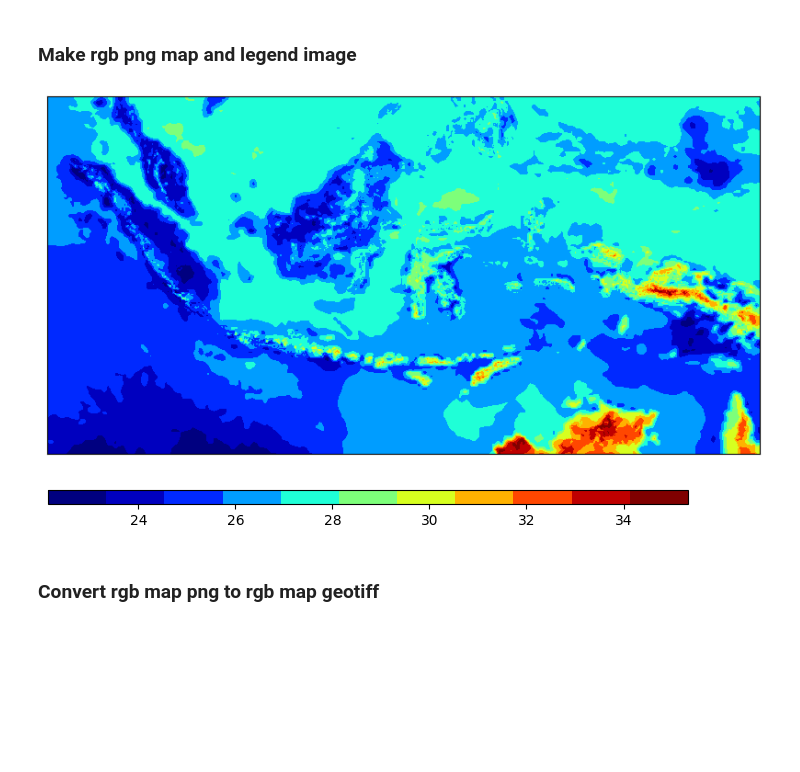
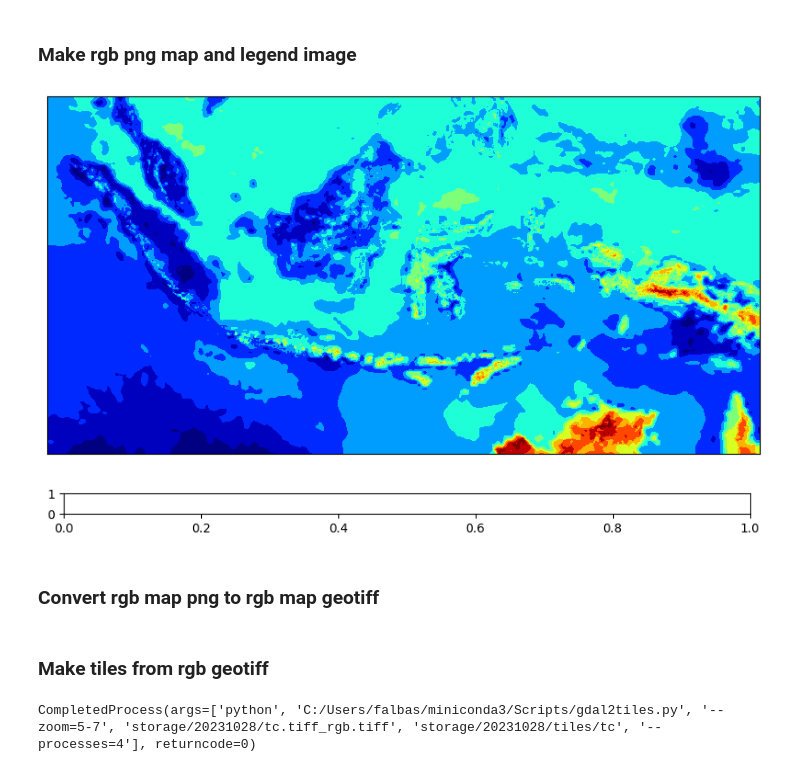
Before and after one commit to falbas/NCHelper, a Jupyter notebook: g.ipynb, the cells around one changed output. Cells and saved outputs as stored; diff of their text form; code cells hidden in the pictures; blank space fills up the shorter version.

```diff
--- a/g.ipynb
+++ b/g.ipynb
@@ -32,14 +32,16 @@ rh = ds['rh']
 # %% [markdown]
 ### Make U and V wind component ascii grid
 # %%
-ncols = ds.dims.get('lon')
-nrows = ds.dims.get('lat')
+# ncols = ds.dims.get('lon')
+# nrows = ds.dims.get('lat')
+ncols = len(lon.values)
+nrows = len(lat.values)
 xllcorner = lon[0].values
 yllcorner = lat[-1].values
 cellsize = abs(lat[0].values-lat[1].values)
 NODATA_value = -9999
 u_grid = u[0][0].values
-v_grid = u[0][0].values
+v_grid = v[0][0].values
 # %%
 with open(f'{dir_path}/U.asc', 'w') as file:
     file.write(f'ncols {ncols}\n')
@@ -100,37 +102,39 @@ tc_tiff_raster = rasterio.open(tc_tiff)
 data = tc_tiff_raster.read(1)  # Change the band number as needed
 data = np.flip(data, axis=0)
 # cmap = plt.get_cmap("turbo")  # You can change the colormap as needed
 
 # Create a figure and axis for the plot
 fig, ax = plt.subplots(figsize=(10, 8))
 
 # Display the GeoTIFF image
 img = ax.imshow(data, cmap=cmap)
 
 # Remove the x and y tick labels
 ax.set_xticks([])
 ax.set_yticks([])
 
 # Save the geotiff as a PNG image
 fig.savefig(f"{tc_tiff}.png", dpi=300, bbox_inches="tight", transparent=True, pad_inches=-0.1)
 
 # Create a separate figure for the colorbar
-colorbar_fig = plt.figure()
-colorbar_ax = colorbar_fig.add_subplot([0, 0, 1, 0.03])
+# colorbar_fig = plt.figure()
+# colorbar_ax = colorbar_fig.add_subplot([0, 0, 1, 0.03])
+
+colorbar_fig, colorbar_ax = plt.subplots(figsize=(10, 0.3))
 
 # Add the colorbar to the separate figure
-colorbar = fig.colorbar(img, cax=colorbar_ax, orientation="horizontal")
+colorbar = colorbar_fig.colorbar(img, cax=colorbar_ax, orientation="horizontal")
 # for ticklabel in colorbar.ax.get_xticklabels():
 #     ticklabel.set_color("white")
 
 # Save the colorbar as a PNG image
 colorbar_fig.savefig(f"{tc_tiff}_colorbar.png", dpi=300, bbox_inches="tight", transparent=True)
 
 # Show the plot
 plt.show()
 # %% [output]
 [figure]
-[figure, old version]
+[figure, new version]
 # %% [markdown]
 ### Convert rgb map png to rgb map geotiff
 # %%
@@ -158,3 +162,9 @@ with rasterio.open(
     dst.write(data, indexes=bands)
 
 dataset.close()
+# %% [markdown]
+### Make tiles from rgb geotiff
+# %%
+subprocess.run(["python", "C:/Users/falbas/miniconda3/Scripts/gdal2tiles.py", "--zoom=5-7", f"{tc_tiff}_rgb.tiff", f"{dir_path}/tiles/tc" ,"--processes=4"])
+# %% [output]
+CompletedProcess(args=['python', 'C:/Users/falbas/miniconda3/Scripts/gdal2tiles.py', '--zoom=5-7', 'storage/20231028/tc.tiff_rgb.tiff', 'storage/20231028/tiles/tc', '--processes=4'], returncode=0)
```
Also changed, not shown: 7 other files.
